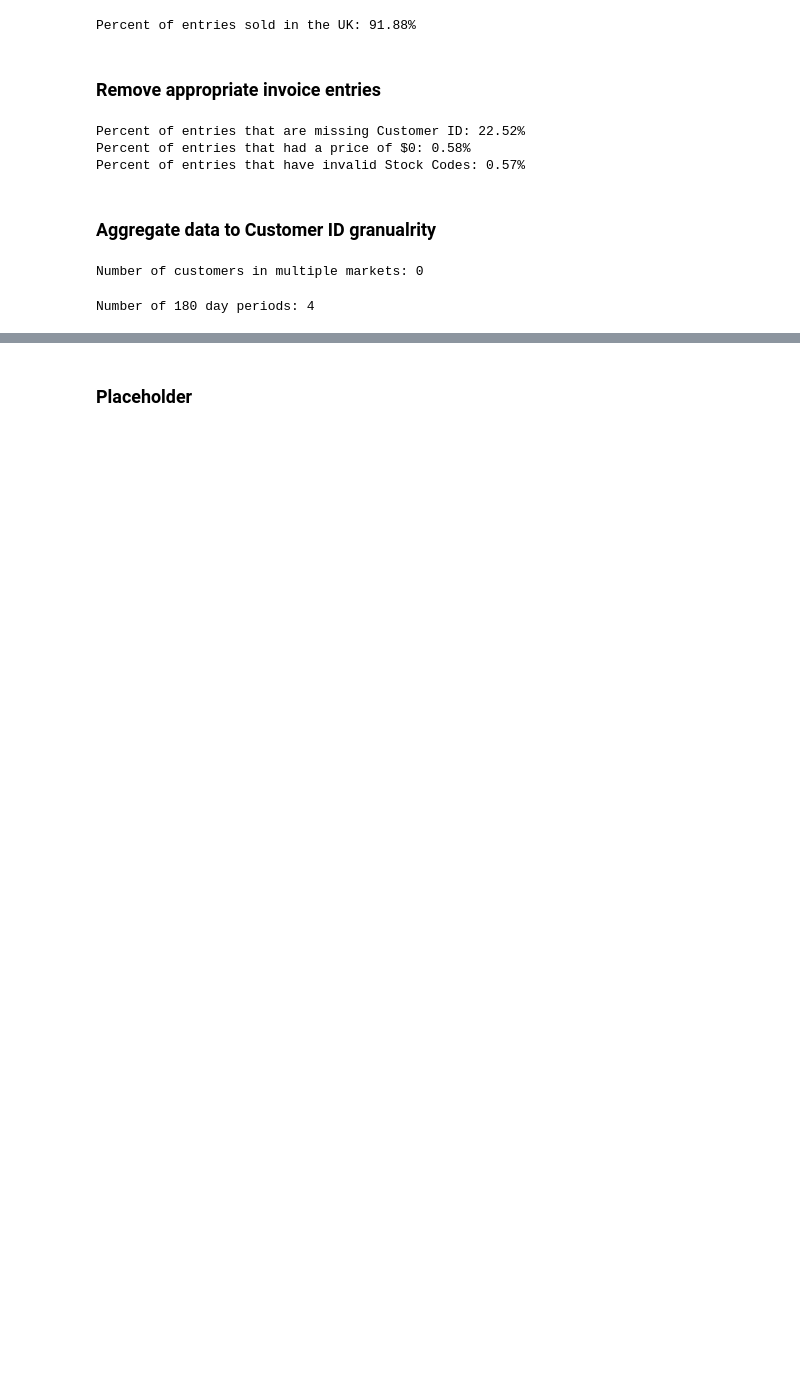
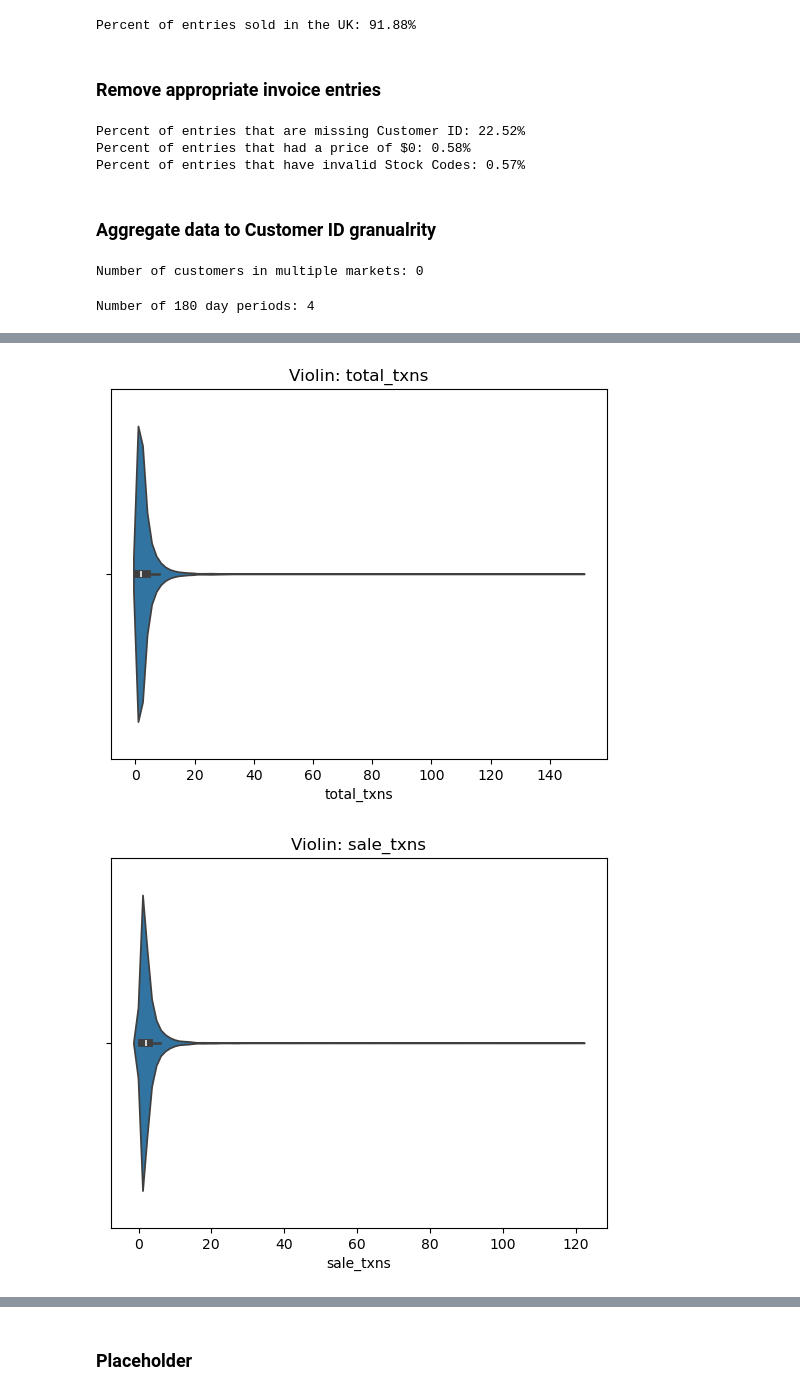
Before and after one commit to hunterphelan/Churn-Prediction, a Jupyter notebook: analysis_v1.0.ipynb, the cells around one changed output, grey strips where cells are left out. Drawn from its saved outputs; the diff is of its cells as text; code cells hidden in the pictures; blank space fills up the shorter version.

```diff
--- a/analysis_v1.0.ipynb
+++ b/analysis_v1.0.ipynb
@@ -197,0 +267,8 @@ Index(['Observation Start', 'Observation End', 'Period', 'Churn Next Period',
+# %%
+for col in key_vars:
+    sns.violinplot(x=df_churn[col])
+    plt.title(f"Violin: {col}")
+    plt.show()
+# %% [output]
+[figure, added]
+[figure, added]
```
Also changed, not shown: parts of 18 cells of this notebook, 2 other files.
